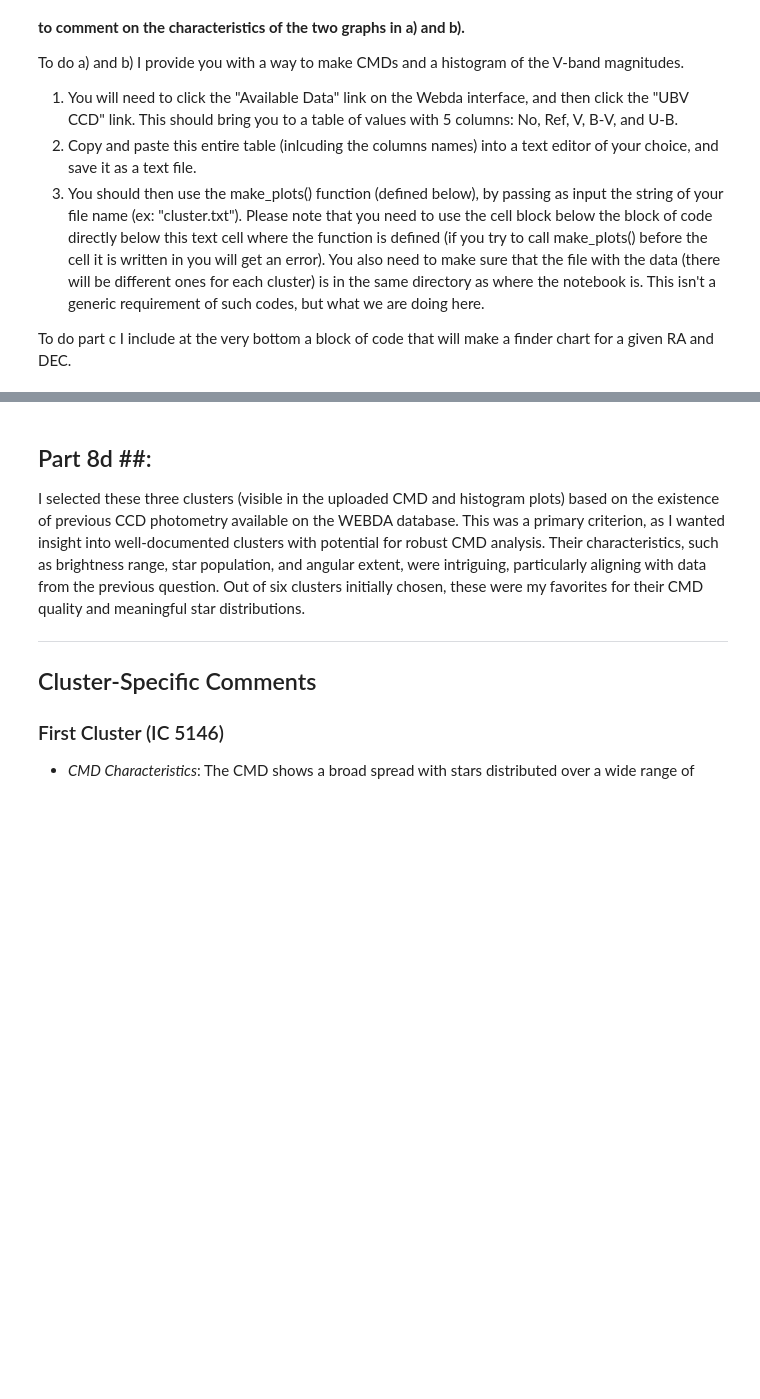
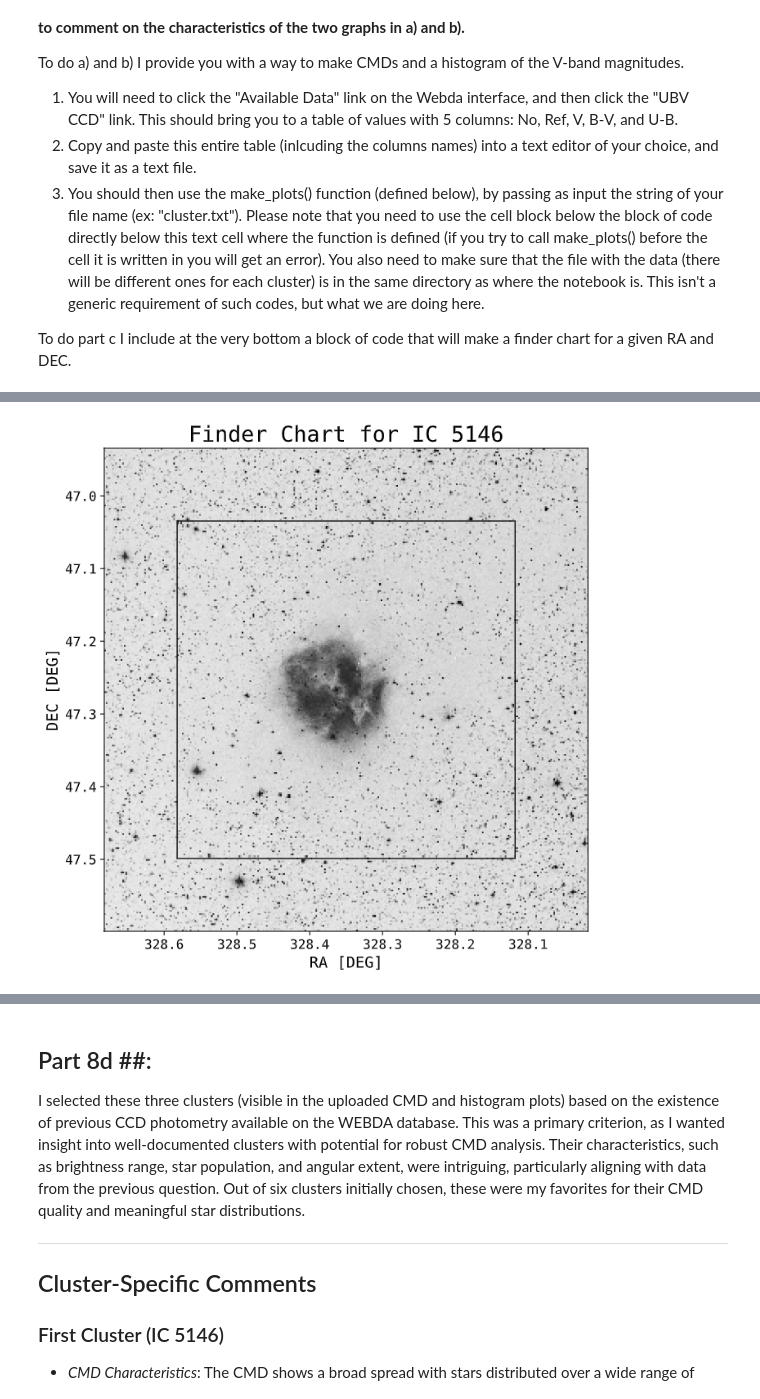
Before and after one commit to Lucc005/ObservingProject_student, a Jupyter notebook: ObservingProject_student_F24.ipynb, the cells around one changed output, grey strips where cells are left out. Saved outputs shown, nothing was run; the diff lists cells and outputs as text; code cells hidden in the pictures; blank space fills up the shorter version.

```diff
--- a/ObservingProject_student_F24.ipynb
+++ b/ObservingProject_student_F24.ipynb
@@ -686,0 +690,5 @@ Text(0.5, 1.0, 'Finder Chart for NGC 7296')
+# %%
+from IPython.display import Image
+Image(filename='IC5146.png')
+# %% [output]
+[figure, added]
```
Also changed, not shown: parts of 5 cells of this notebook.
